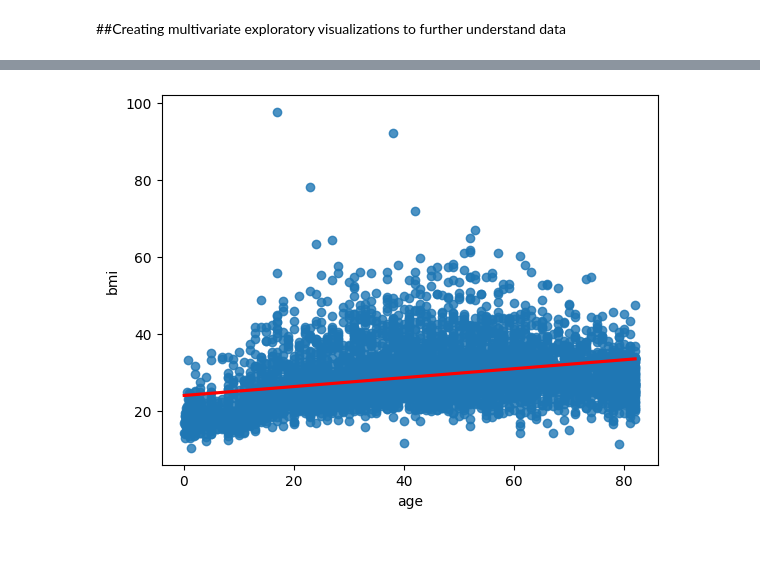
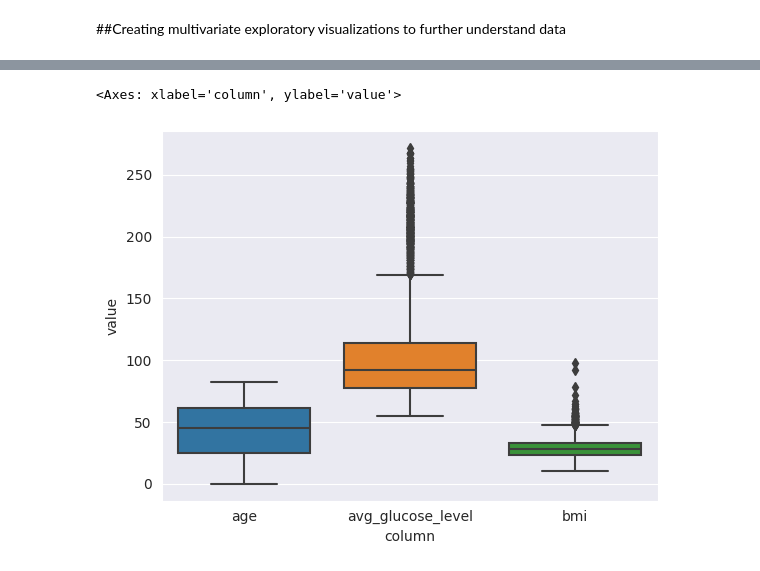
Before and after one commit to hawkeyedatatsai/Stroke-Prediction, a Jupyter notebook: Stroke_Prediction.ipynb, the cells around one changed output, grey strips where cells are left out. Saved outputs shown, nothing was run; the diff lists cells and outputs as text; code cells hidden in the pictures.

```diff
--- a/Stroke_Prediction.ipynb
+++ b/Stroke_Prediction.ipynb
@@ -282,4 +321,12 @@ This will become an error in seaborn v0.14.0; please update your code.
-# %%
-ax = sns.regplot(x ='age', y = 'bmi', data = df, line_kws = {'color':'red'})
-# %% [output]
-[figure, removed]
+# %%
+# Select the columns to include in the box plots
+cols = ['age', 'avg_glucose_level', 'bmi']
+
+# Transform the data into a long format
+melted_data = pd.melt(df[cols], var_name='column')
+
+# Create the box plots
+sns.boxplot(x='column', y='value', data=melted_data)
+# %% [output]
+<Axes: xlabel='column', ylabel='value'>
+[figure, added]
```
Also changed, not shown: parts of 16 cells of this notebook.
